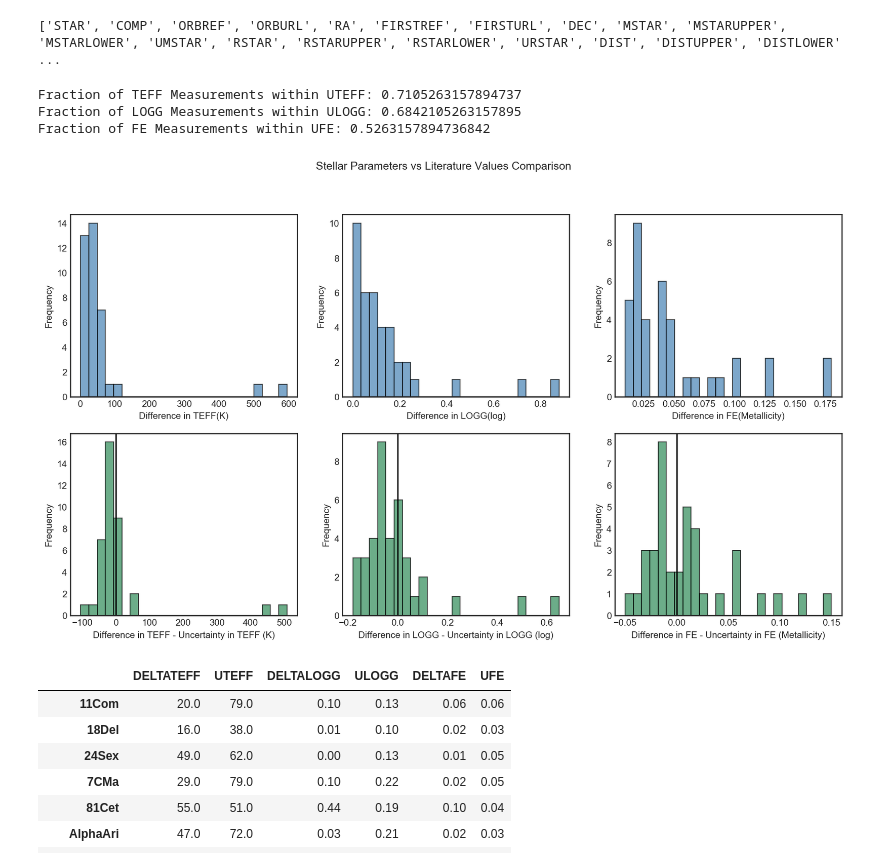
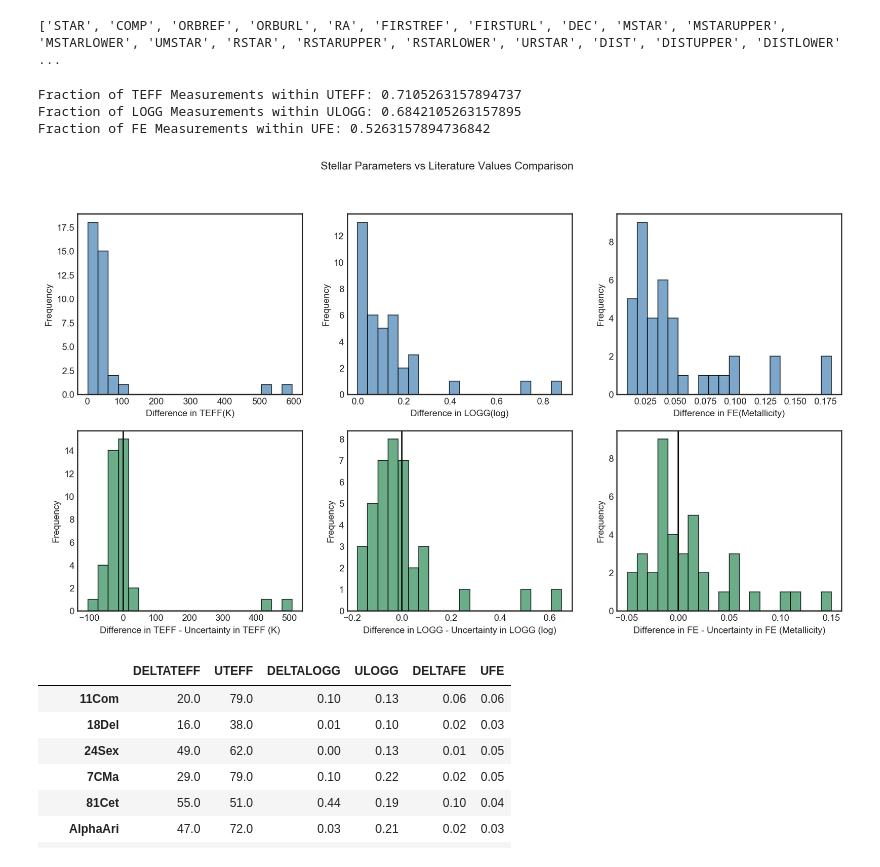
Before and after one commit to jkcarlberg/redgiant_planethosts, a Jupyter notebook: stellar_param_comp.ipynb, the cells around one changed output. Saved outputs shown, nothing was run; the diff lists cells and outputs as text; code cells hidden in the pictures.

Commit message:
comparison plots

```diff
--- a/stellar_param_comp.ipynb
+++ b/stellar_param_comp.ipynb
@@ -58,29 +58,29 @@ cross_ref_df = pd.DataFrame.from_dict(cross_ref_dict, orient='index')
 # %%
 fig, axes = plt.subplots(2,3, figsize=(15,8), dpi = 150)
 quantities = ['DELTATEFF', 'DELTALOGG', 'DELTAFE']
 uncertainties = ['UTEFF', 'ULOGG', 'UFE']
 units = ['K', 'log', 'Metallicity']
 for idx,ax in enumerate(axes[0]):
-    ax.hist(cross_ref_df[quantities[idx]], histtype='bar',ec='black', color = 'steelblue', alpha = 0.7, bins = 25)
+    ax.hist(cross_ref_df[quantities[idx]], histtype='bar',ec='black', color = 'steelblue', alpha = 0.7, bins = 20)
     ax.set_xlabel("Difference in {}({})".format(quantities[idx][5:], units[idx]))
     ax.set_ylabel("Frequency")
 
 for idx,ax in enumerate(axes[1]):
     ax.set_xlabel("Difference in {} - Uncertainty in {} ({})".format(quantities[idx][5:],quantities[idx][5:], units[idx]))
-    ax.hist(cross_ref_df[quantities[idx]] - cross_ref_df[uncertainties[idx]], histtype='bar',ec='black', color='seagreen', alpha=0.7, bins=25)
+    ax.hist(cross_ref_df[quantities[idx]] - cross_ref_df[uncertainties[idx]], histtype='bar',ec='black', color='seagreen', alpha=0.7, bins=20)
     ax.set_ylabel("Frequency")
     ax.axvline(0, color='k')
 fig.suptitle("Stellar Parameters vs Literature Values Comparison")
 #plt.tight_layout()
 plt.savefig("plots/literature_comparison.png")
 print("Fraction of TEFF Measurements within UTEFF: {}".format(np.sum((cross_ref_df['DELTATEFF']-cross_ref_df['UTEFF']) <= 0)/ len(list(cross_ref_df['DELTATEFF']))))
 print("Fraction of LOGG Measurements within ULOGG: {}".format(np.sum((cross_ref_df['DELTALOGG']-cross_ref_df['ULOGG']) <= 0)/ len(list(cross_ref_df['DELTALOGG']))))
 print("Fraction of FE Measurements within UFE: {}".format(np.sum((cross_ref_df['DELTAFE']-cross_ref_df['UFE']) <= 0)/ len(list(cross_ref_df['DELTAFE']))))
 # %% [output]
 Fraction of TEFF Measurements within UTEFF: 0.7105263157894737
 Fraction of LOGG Measurements within ULOGG: 0.6842105263157895
 Fraction of FE Measurements within UFE: 0.5263157894736842
-[figure, old version]
+[figure, new version]
 # %%
 cross_ref_df[['DELTATEFF','UTEFF','DELTALOGG','ULOGG','DELTAFE','UFE']]
 # %% [output]
```
